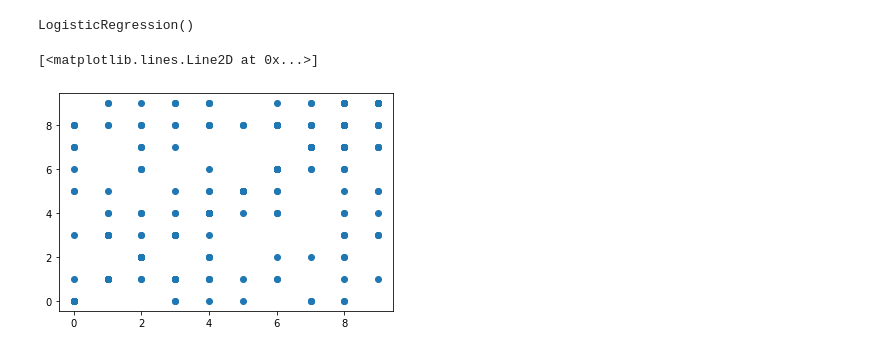
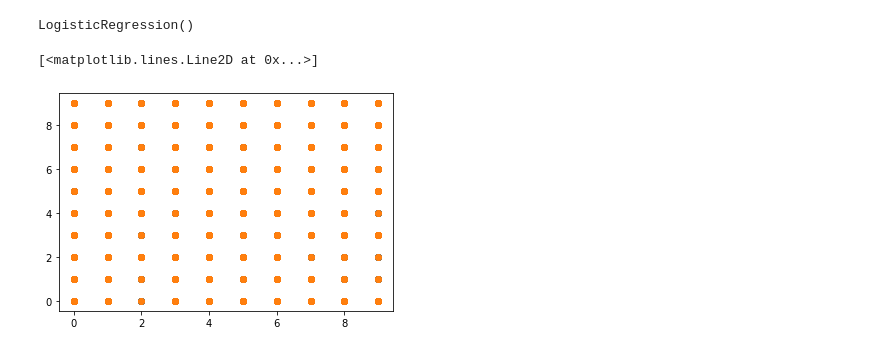
Before and after one commit to laurenfey/deep_learning, a Jupyter notebook: courses/udacity_deep_learning/1_notmnist.ipynb, the cells around one changed output. Saved outputs shown, nothing was run; the diff lists cells and outputs as text; code cells hidden in the pictures.

```diff
--- a/courses/udacity_deep_learning/1_notmnist.ipynb
+++ b/courses/udacity_deep_learning/1_notmnist.ipynb
@@ -391,5 +394,5 @@ model = LogisticRegression()
 # %%
-num = 5000
+num = 20000
 model.fit(train_dataset[:num].reshape((num,28*28)),train_labels[:num])
 # %% [output]
 STOP: TOTAL NO. of ITERATIONS REACHED LIMIT.
@@ -403,7 +406,7 @@ LogisticRegression()
 # %%
 plt.figure()
 plt.plot(train_labels[:num],model.predict(train_dataset[:num].reshape((num,28*28))),'o')
-# plt.plot(test_labels,model.predict(test_dataset.reshape((len(test_dataset),28*28))),'o')
+plt.plot(test_labels,model.predict(test_dataset.reshape((len(test_dataset),28*28))),'o')
 # %% [output]
 [<matplotlib.lines.Line2D at 0x...>]
-[figure, old version]
+[figure, new version]
```
Also changed, not shown: parts of 2 cells of this notebook, 2 other files.
